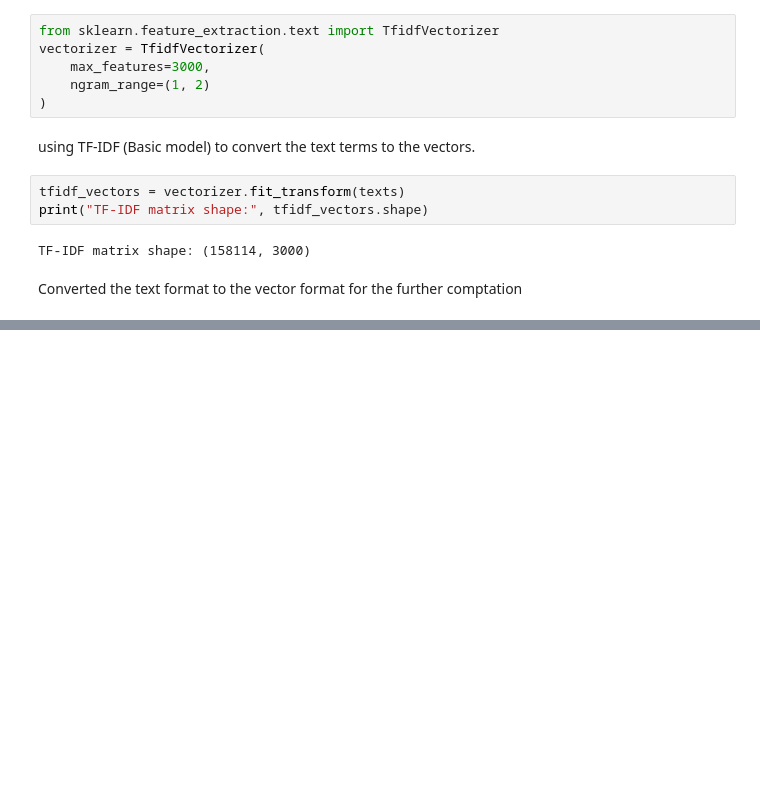
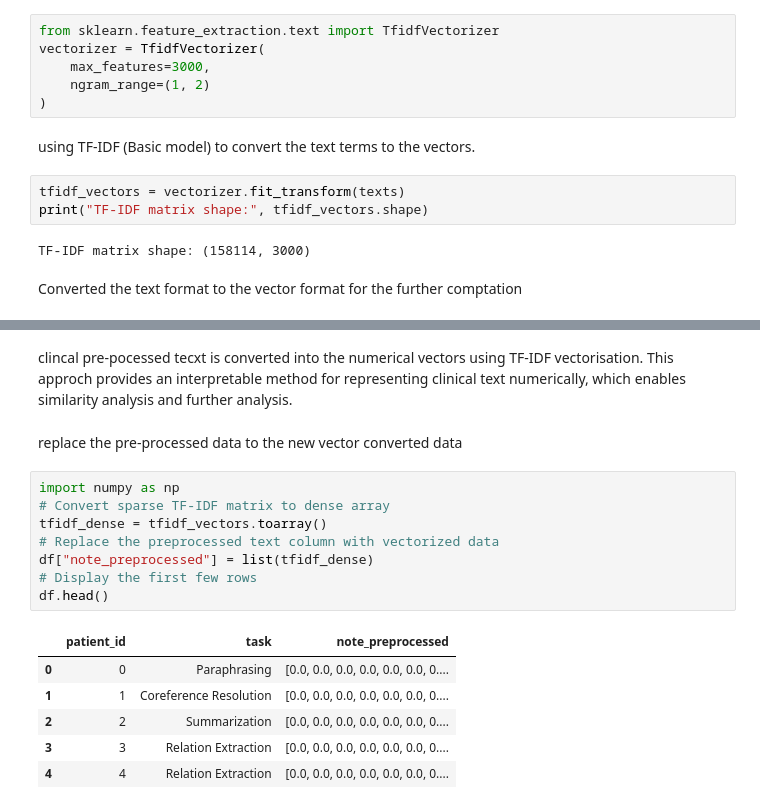
Before and after one commit to rajagowtham0/Week-2, a Jupyter notebook: Week2-Day3.ipynb, the cells around one changed output, grey strips where cells are left out. Drawn from its saved outputs; the diff is of its cells as text; blank space fills up the shorter version.

```diff
--- a/Week2-Day3.ipynb
+++ b/Week2-Day3.ipynb
@@ -75,0 +101,19 @@ Converted the text format to the vector format for the further comptation
+# %% [markdown]
+clincal pre-pocessed tecxt is converted into the numerical vectors using TF-IDF vectorisation. This approch provides an interpretable method for representing clinical text numerically, which enables similarity analysis and further analysis.
+# %% [markdown]
+replace the pre-processed data to the new vector converted data
+# %%
+import numpy as np
+# Convert sparse TF-IDF matrix to dense array
+tfidf_dense = tfidf_vectors.toarray()
+# Replace the preprocessed text column with vectorized data
+df["note_preprocessed"] = list(tfidf_dense)
+# Display the first few rows
+df.head()
+# %% [output]
+|  | patient_id | task | note_preprocessed |
+| 0 | 0 | Paraphrasing | [0.0, 0.0, 0.0, 0.0, 0.0, 0.0, 0.... |
+| 1 | 1 | Coreference Resolution | [0.0, 0.0, 0.0, 0.0, 0.0, 0.0, 0.... |
+| 2 | 2 | Summarization | [0.0, 0.0, 0.0, 0.0, 0.0, 0.0, 0.... |
+| 3 | 3 | Relation Extraction | [0.0, 0.0, 0.0, 0.0, 0.0, 0.0, 0.... |
+| 4 | 4 | Relation Extraction | [0.0, 0.0, 0.0, 0.0, 0.0, 0.0, 0.... |
```
Also changed, not shown: parts of 13 cells of this notebook.
